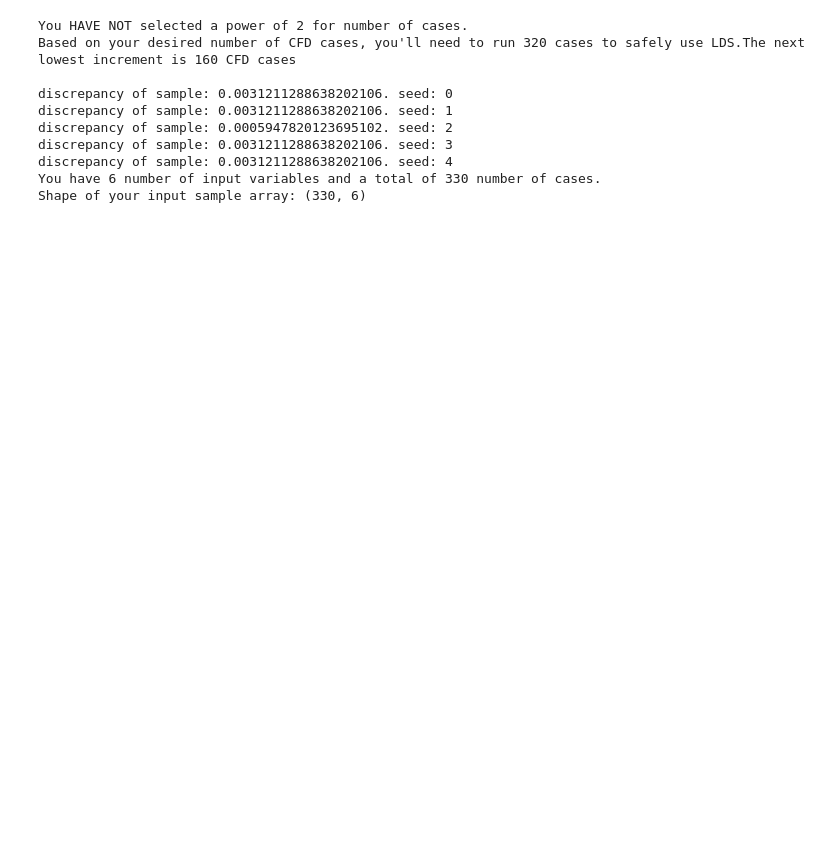
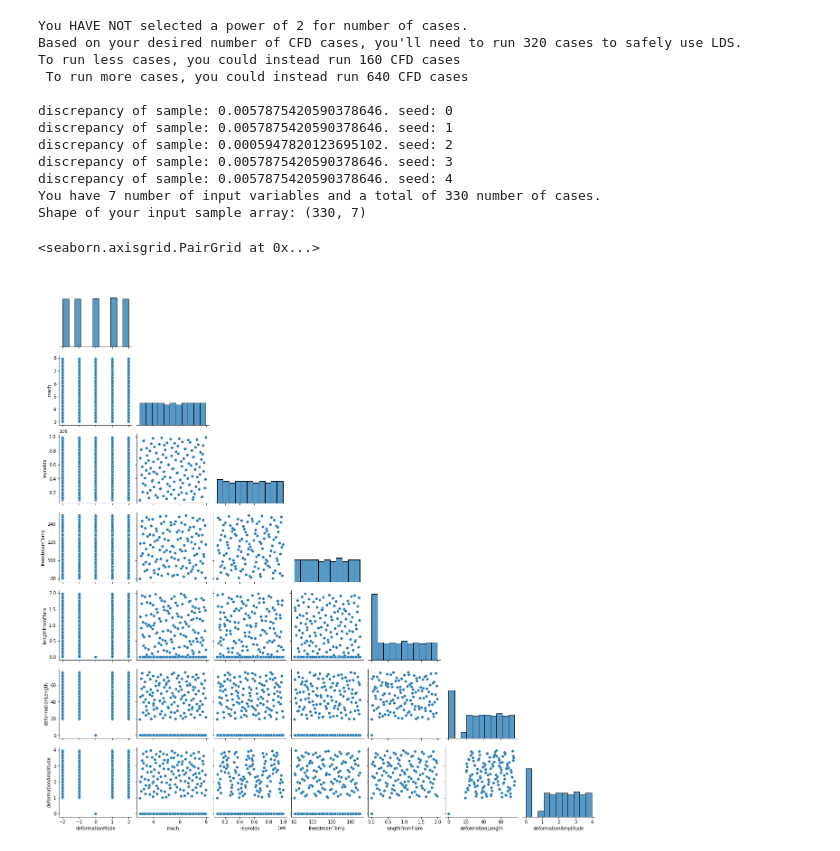
Before and after one commit to AmosJoseph/multifidelitymodeling, a Jupyter notebook: misc code/LDS_samples.ipynb, the cells around one changed output. Saved outputs shown, nothing was run; the diff lists cells and outputs as text; code cells hidden in the pictures; blank space fills up the shorter version.

```diff
--- a/misc code/LDS_samples.ipynb
+++ b/misc code/LDS_samples.ipynb
@@ -2,6 +2,7 @@
 import numpy as np
 import math
 import pandas as pd
+import seaborn as sns
 from scipy.stats import qmc
 
 desiredTotalCFDCases = 200
@@ -10,18 +11,23 @@ inputParamNames = [
     'mach',
     'reynolds',
     'freestreamTemp',
+    #### all variables below this line will zero when deformation mode == 0 ###
     'lengthFromFlare',
-    'deformationLength'
+    'deformationLength',
+    'deformationAmplitude'
 ]
 
-l_bounds = [3, 1e6, 80, 0, 19]
-u_bounds = [8, 5e7, 150, 2, 76]
+l_bounds = [3, 9e4, 80, 0, 19, 1]
+u_bounds = [8, 1e6, 150, 2, 76, 4]
 
 deformationModes = [-2,-1,0,1,2] #user defined deformation modes
 numCasesPerMode = desiredTotalCFDCases/len(deformationModes) # divide CFD case budget by the number of def modes
 seedBaseNumbers = np.arange(0,len(deformationModes)) # create numpy array for LDS seed. seed ensures repeatability
 seedList = [base for base in seedBaseNumbers] #turns np array in list
 deformationModesZeroIndex = np.where(np.asarray(deformationModes)==0)[0][0] # finds the index where deformation mode == 0.
+locationOfLengthFromFlare = np.where(np.asarray(inputParamNames)=='lengthFromFlare')[0][0] # finds the index where "length from flare" is in the inputParamsNames list
+boundaryModIndex = locationOfLengthFromFlare - 1 # subtracting 1 from the previous index, since we're removing the deformation mode from the upper and lower bounds list
+zerosArrayDimension = len(l_bounds) - boundaryModIndex # the "rest" of the input variables, which we'll set to zero when the deformation mode is zero.
 
 m = math.log2(numCasesPerMode)
 m = math.ceil(m)
@@ -42,19 +48,19 @@ powerBool = is_power_of_two(number=numCasesPerMode) # creates boolean if the num
 
 print(f'You {printDict[powerBool]} selected a power of 2 for number of cases.')
 if not powerBool:
-    print(f'Based on your desired number of CFD cases, you\'ll need to run {(2**m)*len(deformationModes)} cases to safely use LDS.The next lowest increment is {(2**(m-1))*len(deformationModes)} CFD cases\n')
+    print(f'Based on your desired number of CFD cases, you\'ll need to run {(2**m)*len(deformationModes)} cases to safely use LDS. \nTo run less cases, you could instead run {(2**(m-1))*len(deformationModes)} CFD cases\nTo run more cases, you could instead run {(2**(m+1))*len(deformationModes)} CFD cases\n')
 
 for i, seed in enumerate(seedList):
     if seed == seedList[deformationModesZeroIndex]:
-        l_bounds_mod = l_bounds[:3] #removing the 'length from flare' and 'deformation length'
-        u_bounds_mod = u_bounds[:3] #removing the 'length from flare' and 'deformation length'
+        l_bounds_mod = l_bounds[:boundaryModIndex] #removing the 'length from flare' and 'deformation length'
+        u_bounds_mod = u_bounds[:boundaryModIndex] #removing the 'length from flare' and 'deformation length'
         sampler = qmc.Sobol(d=len(l_bounds_mod), scramble=False,seed = seed)
         sample = sampler.random_base2(m=m)
         print(f'discrepancy of sample: {qmc.discrepancy(sample)}. seed: {seed}')
         sample = qmc.scale(sample, l_bounds_mod, u_bounds_mod)
         tiledModes = np.tile(deformationModes[i], 2**m).reshape(-1,1)
         stackedSample = np.hstack((tiledModes,sample))
-        zerosArray = np.zeros(shape=(2**m, 2))
+        zerosArray = np.zeros(shape=(2**m, zerosArrayDimension))
         stackedSample = np.hstack((stackedSample,zerosArray))
     else:
         sampler = qmc.Sobol(d=len(l_bounds), scramble=False,seed = seed)
@@ -63,13 +69,25 @@ for i, seed in enumerate(seedList):
         sample = qmc.scale(sample, l_bounds, u_bounds)
         tiledModes = np.tile(deformationModes[i], 2**m).reshape(-1,1)
         stackedSample = np.hstack((tiledModes,sample))
+
     if i ==0:
         sampleArray = stackedSample
     else:
         sampleArray = np.concatenate((sampleArray, stackedSample))
 
+new_data=np.array([
+    [2, 4, 5e5, 128, 1, 38, 2],
+    [1, 4, 5e5, 128, 1, 38, 2],
+    [-2, 4, 5e5, 128, 1, 38, 2],
+    [-1, 4, 5e5, 128, 1, 38, 2],
+    [0, 4, 5e5, 128, 0, 0, 0],
+    [0, 7, 133000, 93.3, 0, 0, 0],
+    [1, 7, 133000, 93.3, 1.2, 58, 3],
+    [1, 7, 133000, 93.5, 0.86, 58, 3],
+    [1, 7, 133000, 93.5, 0.5, 58, 3],
+    [1, 7, 133000, 93.5, 0.1, 58, 3]
+    ])
 
-new_data=np.array([[2, 4, 20000000, 128, 1, 38],[1, 4, 20000000, 128, 1, 38],[-2, 4, 20000000, 128, 1, 38],[-1, 4, 20000000, 128, 1, 38],[0, 4, 20000000, 128, 0, 0],[2, 7, 5000000, 93.5, 1, 38],[1, 7, 5000000, 93.5, 1, 38],[-2, 7, 5000000, 93.5, 1, 38],[-1, 7, 5000000, 93.5, 1, 38],[0, 7, 5000000, 93.5, 0, 0]])
 sampleArray = np.concatenate((sampleArray,new_data))
 
 print(f'You have {sampleArray.shape[1]} number of input variables and a total of {sampleArray.shape[0]} number of cases.')
@@ -79,12 +97,21 @@ df = pd.DataFrame(data = sampleArray, columns = inputParamNames)
 df.to_csv('./inputVariables.csv')
 # %% [output]
 You HAVE NOT selected a power of 2 for number of cases.
-Based on your desired number of CFD cases, you'll need to run 320 cases to safely use LDS.The next lowest increment is 160 CFD cases
+Based on your desired number of CFD cases, you'll need to run 320 cases to safely use LDS.
+To run less cases, you could instead run 160 CFD cases
+ To run more cases, you could instead run 640 CFD cases
 
-discrepancy of sample: 0.0031211288638202106. seed: 0
-discrepancy of sample: 0.0031211288638202106. seed: 1
+discrepancy of sample: 0.0057875420590378646. seed: 0
+discrepancy of sample: 0.0057875420590378646. seed: 1
 discrepancy of sample: 0.0005947820123695102. seed: 2
-discrepancy of sample: 0.0031211288638202106. seed: 3
-discrepancy of sample: 0.0031211288638202106. seed: 4
-You have 6 number of input variables and a total of 330 number of cases.
-Shape of your input sample array: (330, 6)
+discrepancy of sample: 0.0057875420590378646. seed: 3
+discrepancy of sample: 0.0057875420590378646. seed: 4
+You have 7 number of input variables and a total of 330 number of cases.
+Shape of your input sample array: (330, 7)
+# %%
+# locationFromFlareDF = pd.DataFrame(data = sampleArray[:,locationOfLengthFromFlare])
+# sns.histplot(locationFromFlareDF)
+sns.pairplot(df, corner=True)
+# %% [output]
+<seaborn.axisgrid.PairGrid at 0x...>
+[figure, added]
```
Also changed, not shown: 5 other files.
